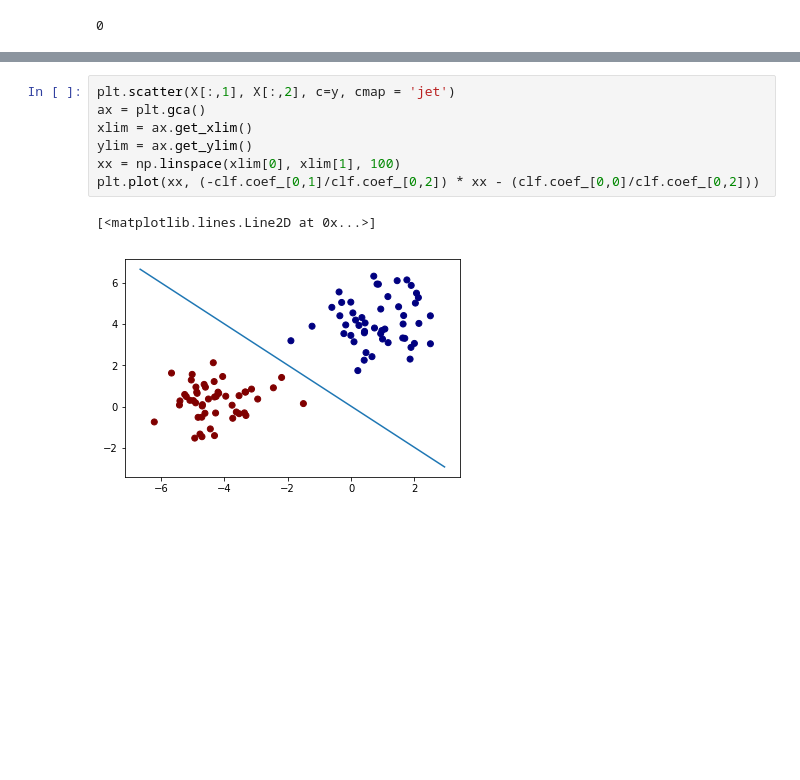
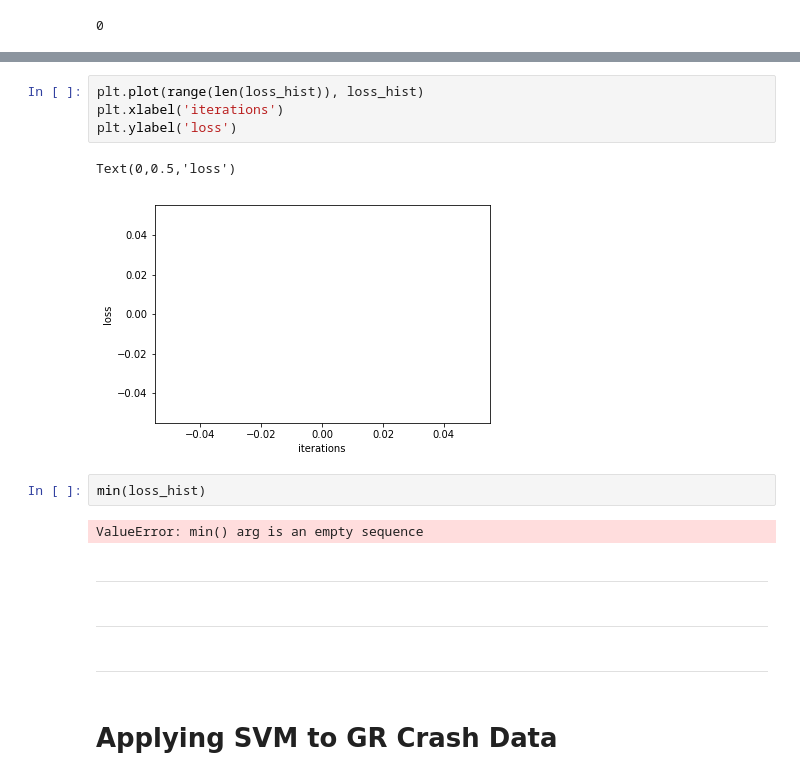
Before and after one commit to collinprather/BDI-2018-JupyterHub, a Jupyter notebook: SVM_scratch.ipynb, the cells around one changed output, grey strips where cells are left out. Saved outputs shown, nothing was run; the diff lists cells and outputs as text; blank space fills up the shorter version.

```diff
--- a/SVM_scratch.ipynb
+++ b/SVM_scratch.ipynb
@@ -160,11 +153,20 @@ array([[ 0.00809963, -0.46829034, -0.46963892]])
-# %%
-plt.scatter(X[:,1], X[:,2], c=y, cmap = 'jet')
-ax = plt.gca()
-xlim = ax.get_xlim()
-ylim = ax.get_ylim()
-xx = np.linspace(xlim[0], xlim[1], 100)
-plt.plot(xx, (-clf.coef_[0,1]/clf.coef_[0,2]) * xx - (clf.coef_[0,0]/clf.coef_[0,2]))
-# %% [output]
-[<matplotlib.lines.Line2D at 0x...>]
-[figure, removed]
+# %%
+plt.plot(range(len(loss_hist)), loss_hist)
+plt.xlabel('iterations')
+plt.ylabel('loss')
+# %% [output]
+Text(0,0.5,'loss')
+[figure, added]
+# %%
+min(loss_hist)
+# %% [output]
+ValueError: min() arg is an empty sequence
+# %% [markdown]
+---
+# %% [markdown]
+---
+# %% [markdown]
+---
+# %% [markdown]
+# Applying SVM to GR Crash Data
 # %% [markdown]
```
Also changed, not shown: parts of 49 cells of this notebook, 4 other files.
